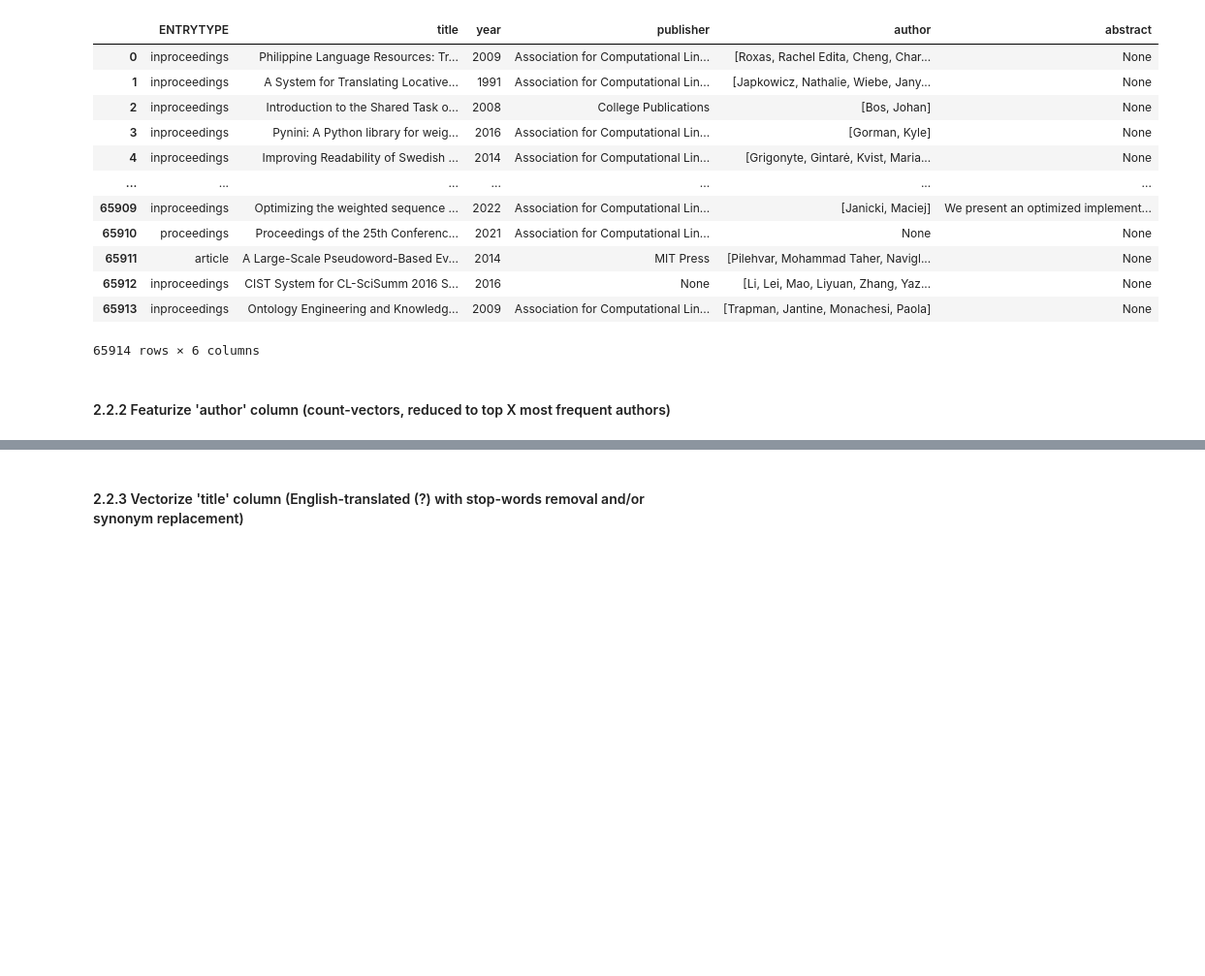
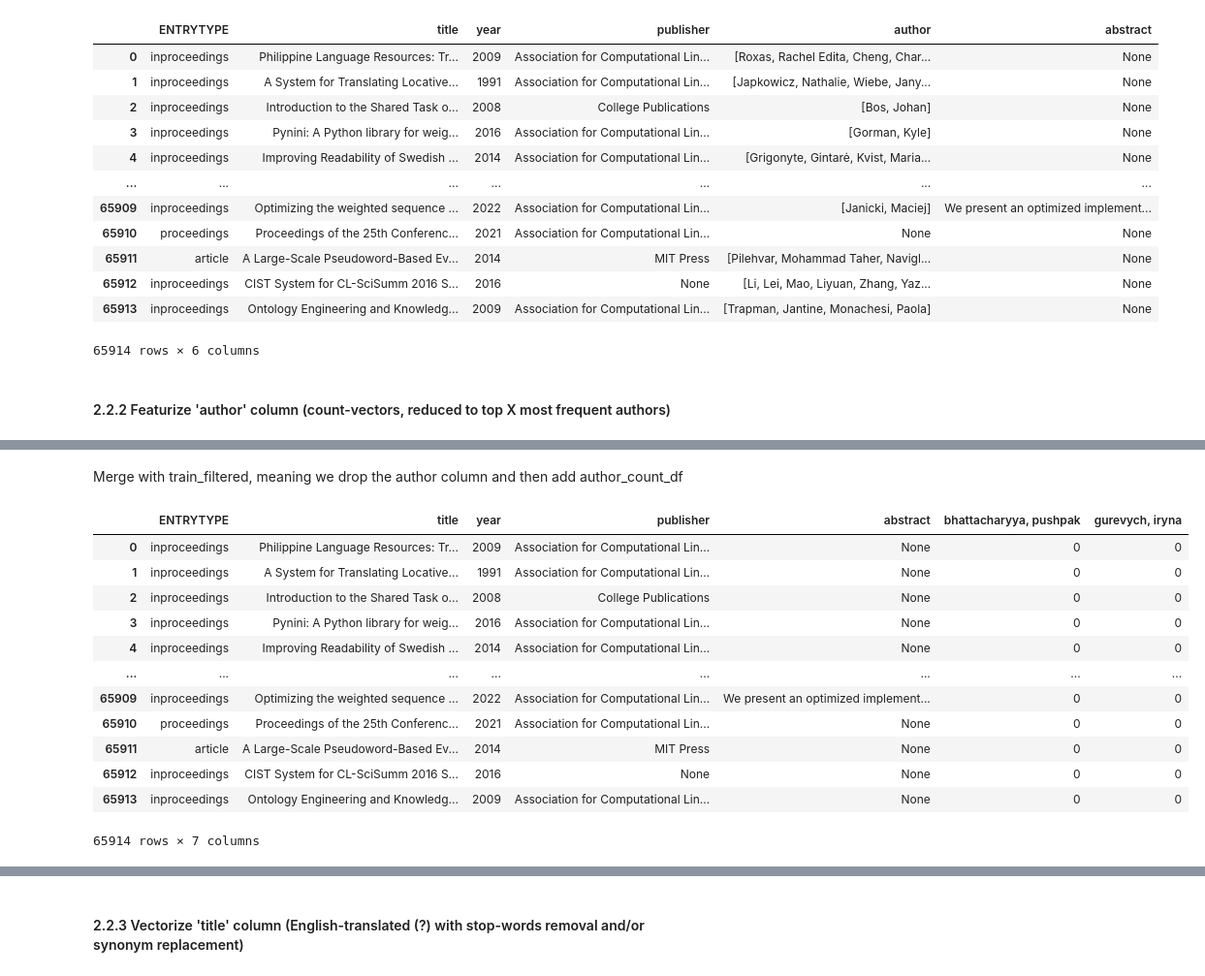
Before and after one commit to larshanen/MLChallenge, a Jupyter notebook: notebooks/Main experiment/Experiments.ipynb, the cells around one changed output, grey strips where cells are left out. Shown at 97% size. Cells and saved outputs as stored; diff of their text form; code cells hidden in the pictures; blank space fills up the shorter version.

```diff
--- a/notebooks/Main experiment/Experiments.ipynb
+++ b/notebooks/Main experiment/Experiments.ipynb
@@ -260,0 +236,23 @@ author_count_df
+# %% [markdown]
+Merge with train_filtered, meaning we drop the author column and then add author_count_df
+# %%
+# Drop all redundant columns
+train_filtered_buffer = train_filtered.drop(['author', 'author_str', 'author_str_filtered'], axis=1)
+
+# Concatenate the original with dropped redundants and the extracted features for author
+train_2 = pd.concat([train_filtered_buffer, author_count_df], axis=1).reindex(train_filtered_buffer.index)
+train_2
+# %% [output]
+|  | ENTRYTYPE | title | year | publisher | abstract | bhattacharyya, pushpak | gurevych, iryna |
+| 0 | inproceedings | Philippine Language Resources: Tr... | 2009 | Association for Computational Lin... | None | 0 | 0 |
+| 1 | inproceedings | A System for Translating Locative... | 1991 | Association for Computational Lin... | None | 0 | 0 |
+| 2 | inproceedings | Introduction to the Shared Task o... | 2008 | College Publications | None | 0 | 0 |
+| 3 | inproceedings | Pynini: A Python library for weig... | 2016 | Association for Computational Lin... | None | 0 | 0 |
+| 4 | inproceedings | Improving Readability of Swedish ... | 2014 | Association for Computational Lin... | None | 0 | 0 |
+| ... | ... | ... | ... | ... | ... | ... | ... |
+| 65909 | inproceedings | Optimizing the weighted sequence ... | 2022 | Association for Computational Lin... | We present an optimized implement... | 0 | 0 |
+| 65910 | proceedings | Proceedings of the 25th Conferenc... | 2021 | Association for Computational Lin... | None | 0 | 0 |
+| 65911 | article | A Large-Scale Pseudoword-Based Ev... | 2014 | MIT Press | None | 0 | 0 |
+| 65912 | inproceedings | CIST System for CL-SciSumm 2016 S... | 2016 | None | None | 0 | 0 |
+| 65913 | inproceedings | Ontology Engineering and Knowledg... | 2009 | Association for Computational Lin... | None | 0 | 0 |
+65914 rows × 7 columns
```
Also changed, not shown: parts of 20 cells of this notebook.
